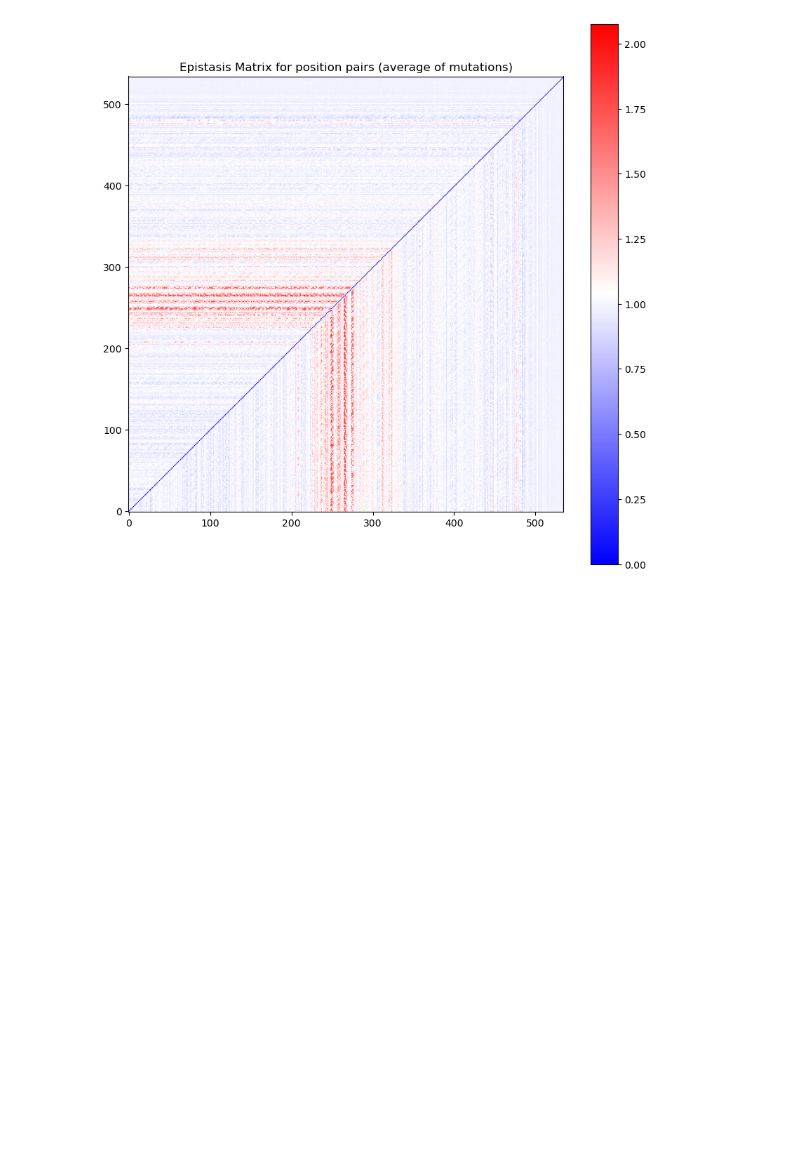
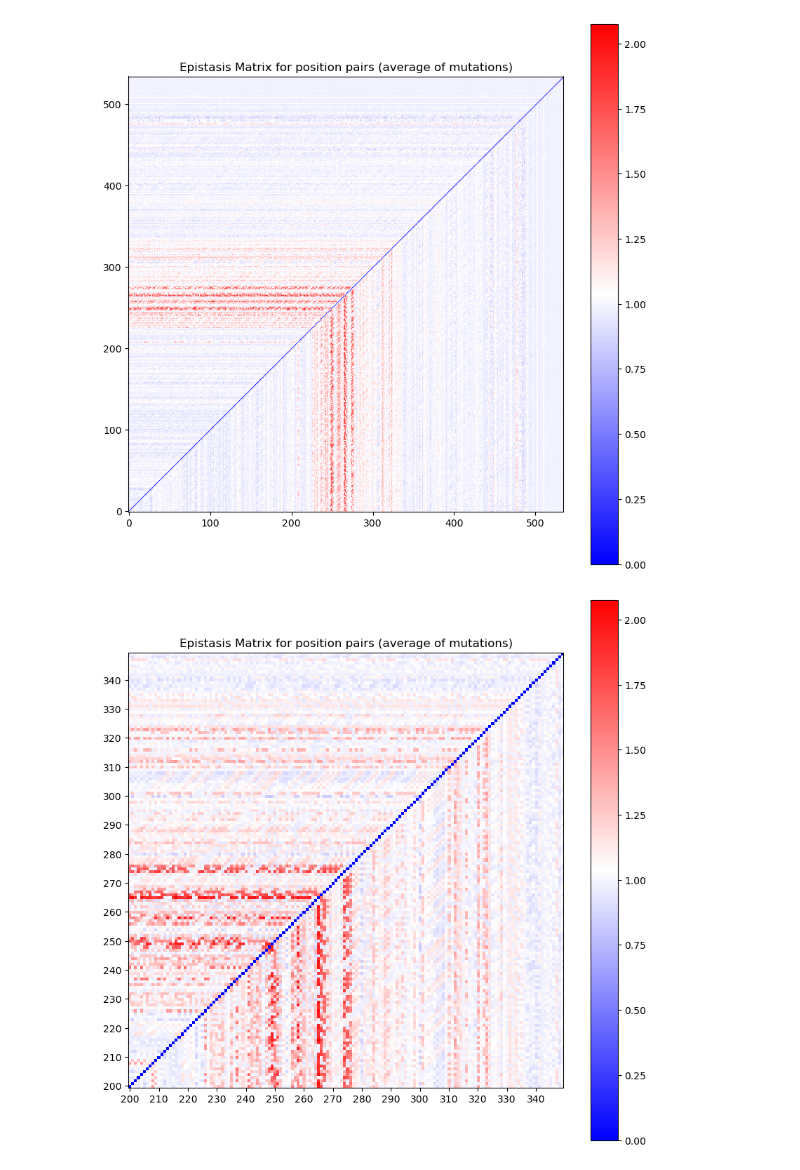
Before and after one commit to JoshuaGensel/MIME_ML, a Jupyter notebook: src/experimental_analysis.ipynb, the cells around one changed output. Cells and saved outputs as stored; diff of their text form; code cells hidden in the pictures; blank space fills up the shorter version.

```diff
--- a/src/experimental_analysis.ipynb
+++ b/src/experimental_analysis.ipynb
@@ -83,6 +83,6 @@ plt.show()
 # %% [output]
 [figure]
 # %%
-#save training history as json
-with open('./experimental_model/history_exp_model.json', 'w') as f:
-    json.dump(history, f)
+#load history
+with open('./experimental_model/experimental_model_history.json', 'r') as f:
+    history = json.load(f)
@@ -89,4 +90,0 @@ with open('./experimental_model/history_exp_model.json', 'w') as f:
-# %%
-#load history
-with open('./experimental_model/history_exp_model.json', 'r') as f:
-    history = json.load(f)
@@ -333,3 +326,20 @@ plt.title('Epistasis Matrix for position pairs (average of mutations)')
 plt.show()
 # %% [output]
 [figure]
+# %%
+# only use rows/cols 200-350
+epistasis_matrix = epistasis_matrix[200:350, 200:350]
+
+# plot epistasis matrix as heatmap
+plt.figure(figsize=(10, 10))
+plt.imshow(epistasis_matrix, cmap='bwr')
+# invert y axis to match sequence
+plt.gca().invert_yaxis()
+# add 200 to x and y ticks
+plt.xticks(np.arange(0, 150, 10), np.arange(200, 350, 10))
+plt.yticks(np.arange(0, 150, 10), np.arange(200, 350, 10))
+plt.colorbar()
+plt.title('Epistasis Matrix for position pairs (average of mutations)')
+plt.show()
+# %% [output]
+[figure, added]
```
Also changed, not shown: parts of 4 cells of this notebook, 1 other file.
